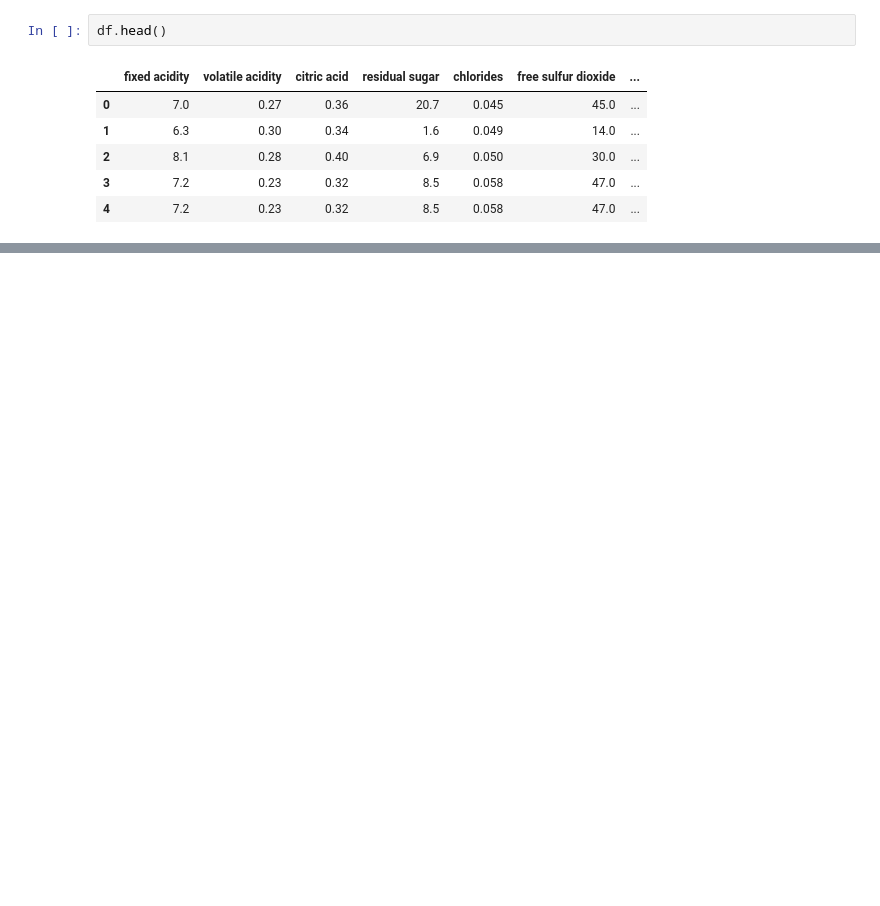
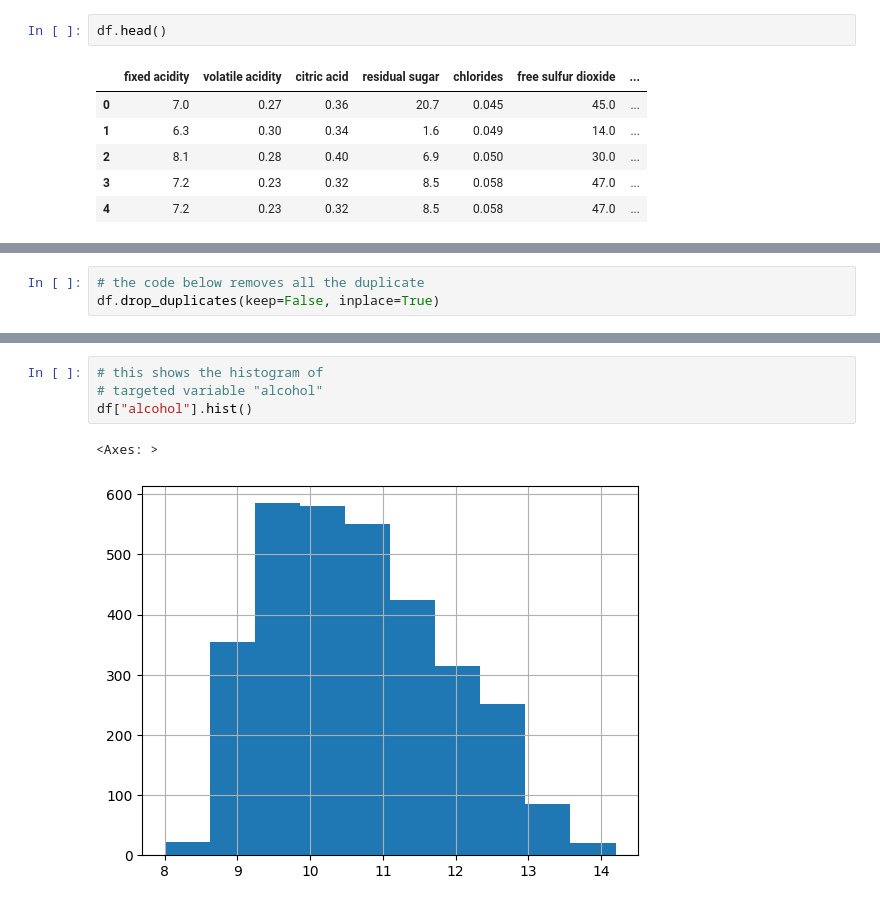
Before and after one commit to adewunmi2/DeepLearningSpringNew2024, a Jupyter notebook: Exercise1_ann_regression.ipynb, the cells around one changed output, grey strips where cells are left out. Drawn from its saved outputs; the diff is of its cells as text; blank space fills up the shorter version.

```diff
--- a/Exercise1_ann_regression.ipynb
+++ b/Exercise1_ann_regression.ipynb
@@ -43,0 +54,3 @@ df.head()
+# %%
+# the code below removes all the duplicate
+df.drop_duplicates(keep=False, inplace=True)
@@ -43,0 +80,7 @@ df.head()
+# %%
+# this shows the histogram of
+# targeted variable "alcohol"
+df["alcohol"].hist()
+# %% [output]
+<Axes: >
+[figure, added]
```
Also changed, not shown: parts of 25 cells of this notebook.
